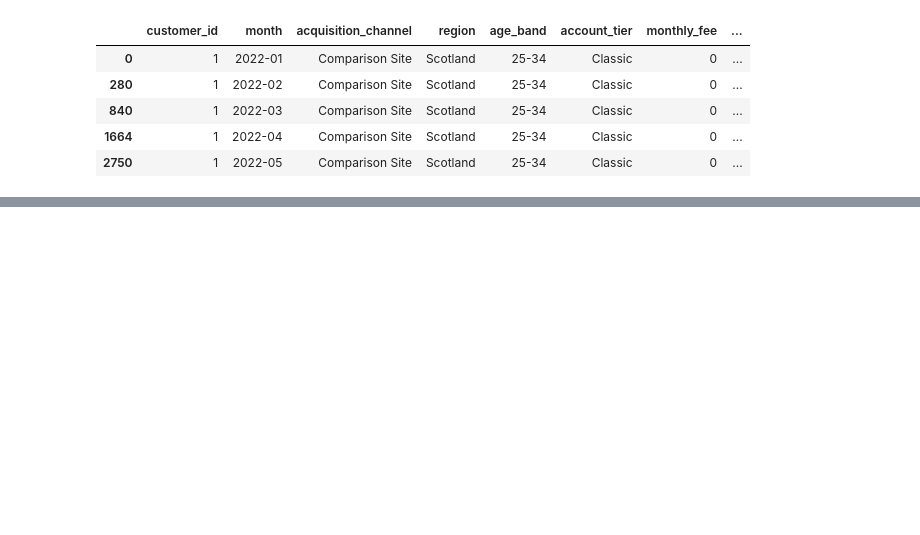
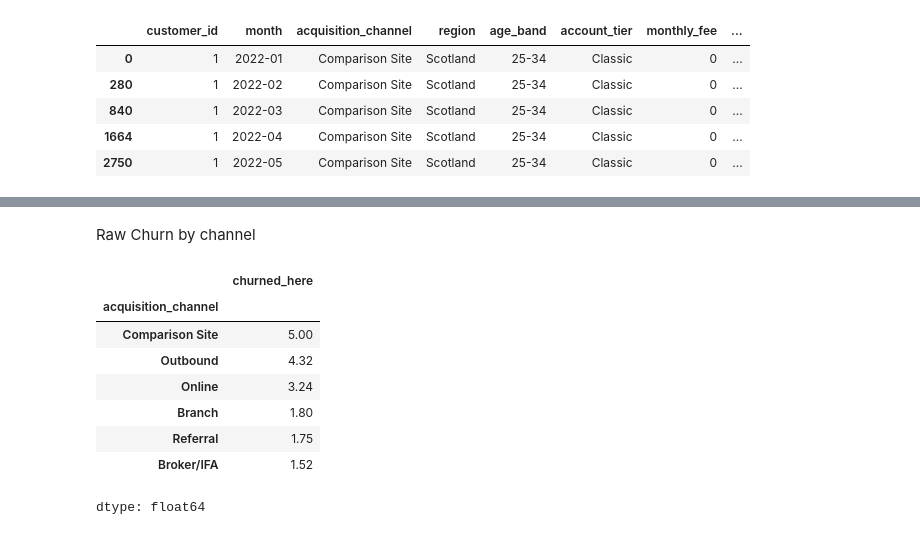
Before and after one commit to geraintmelville/moneycraft_project, a Jupyter notebook: MoneyCraft.ipynb, the cells around one changed output, grey strips where cells are left out. Cells and saved outputs as stored; diff of their text form; code cells hidden in the pictures; blank space fills up the shorter version.

```diff
--- a/MoneyCraft.ipynb
+++ b/MoneyCraft.ipynb
@@ -413,0 +543,15 @@ df.head()
+# %% [markdown]
+Raw Churn by channel
+# %%
+raw = (paying.groupby('acquisition_channel')['churned_here'].mean() * 100).round(2)
+raw.sort_values(ascending=False)
+# %% [output]
+|  | churned_here |
+| acquisition_channel |  |
+| Comparison Site | 5.00 |
+| Outbound | 4.32 |
+| Online | 3.24 |
+| Branch | 1.80 |
+| Referral | 1.75 |
+| Broker/IFA | 1.52 |
+dtype: float64
```
Also changed, not shown: parts of 40 cells of this notebook.
